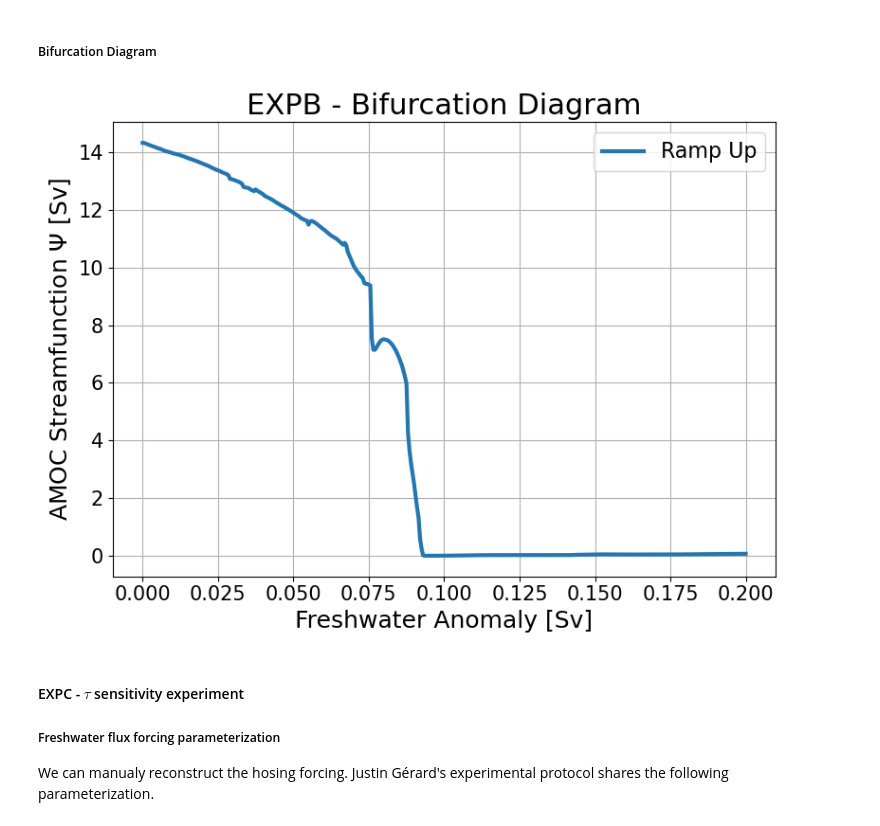
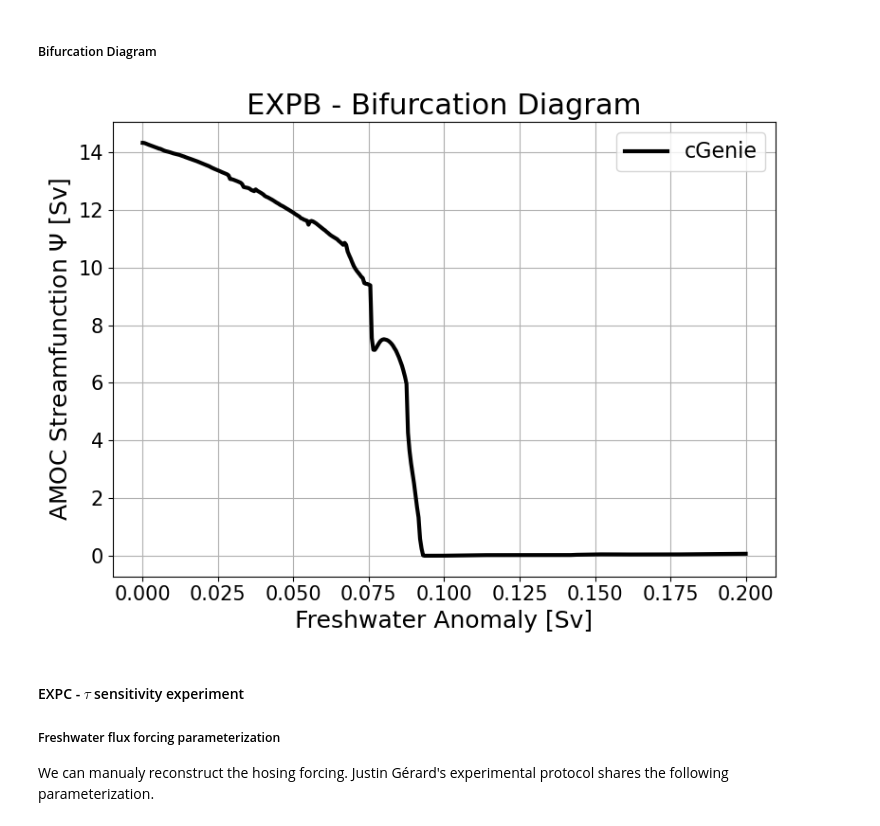
Before and after one commit to VUB-HYDR/2025_Laridon_etal_ORE, a Jupyter notebook: ATCM.ipynb, the cells around one changed output. Cells and saved outputs as stored; diff of their text form; code cells hidden in the pictures.

```diff
--- a/ATCM.ipynb
+++ b/ATCM.ipynb
@@ -836,21 +866,21 @@ plt.show()
 # %%
 ### Hosing Forcing Interpolation ###
 hosing_forcing_it = np.interp(year_ExpB, np.arange(t_0,t_f,1), frswat_flux_ramp_up)
 
 ### Plot ###
 plt.figure(figsize=(8,6))
-plt.plot(hosing_forcing_it,atl_max_overt_ExpB,label='Ramp Up',lw=3)
+plt.plot(hosing_forcing_it,atl_max_overt_ExpB,label='cGenie',lw=3,color="black")
 plt.title("EXPB - Bifurcation Diagram",fontsize=22)
 plt.xlabel("Freshwater Anomaly [Sv]",fontsize=18)
 plt.ylabel("AMOC Streamfunction " + r'$\Psi$ ' + "[Sv]",fontsize=18)
 plt.legend(fontsize=16)
 plt.tick_params(axis='both',labelsize=15)
 plt.tight_layout()
 plt.grid()
 plt.savefig(figures_path+'EXPB_bif_diag',dpi=400)
 plt.show()
 # %% [output]
-[figure, old version]
+[figure, new version]
 # %% [markdown]
 #### EXPC - $\tau$ sensitivity experiment
 
```
Also changed, not shown: parts of 51 cells of this notebook, 1 other file.
